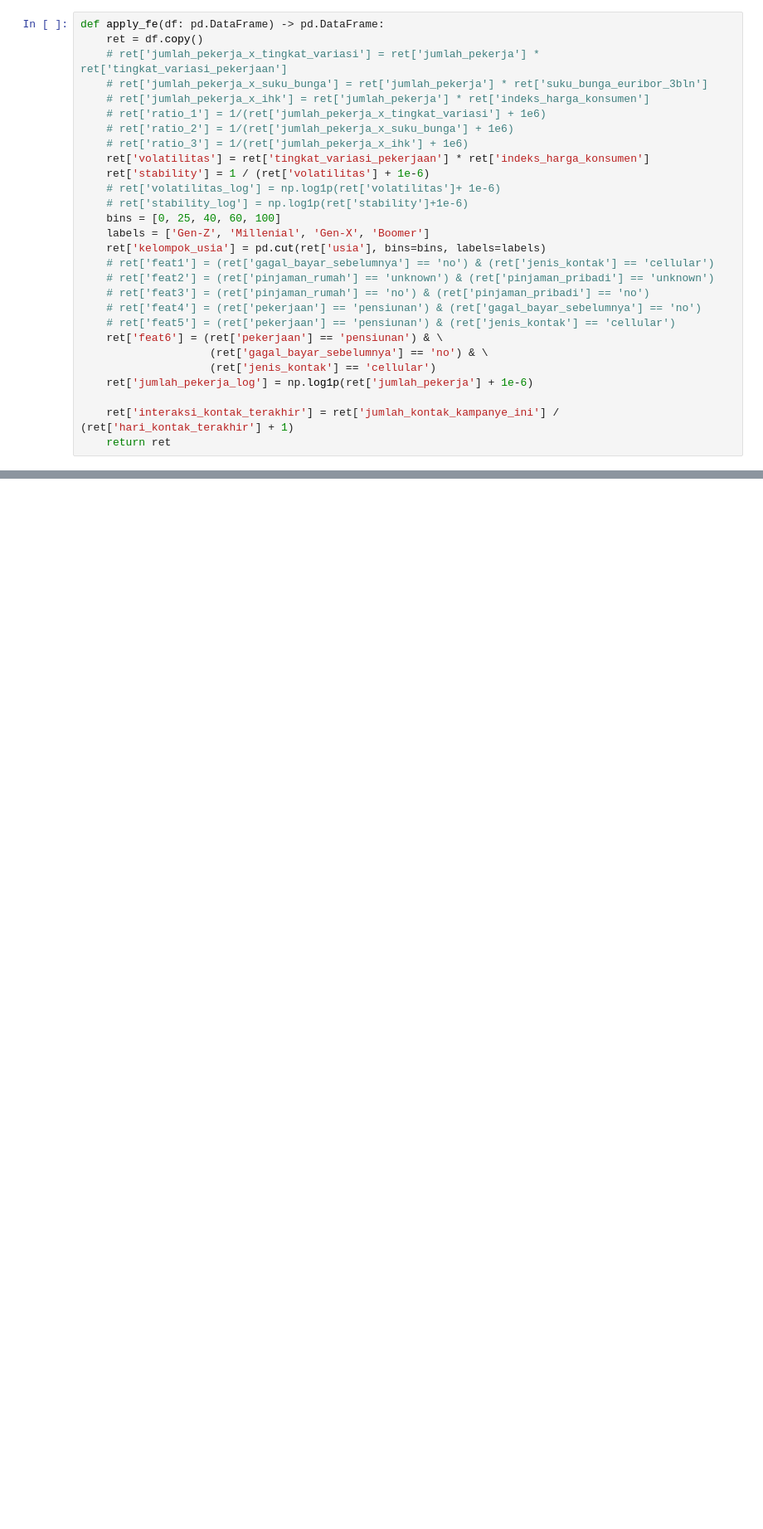
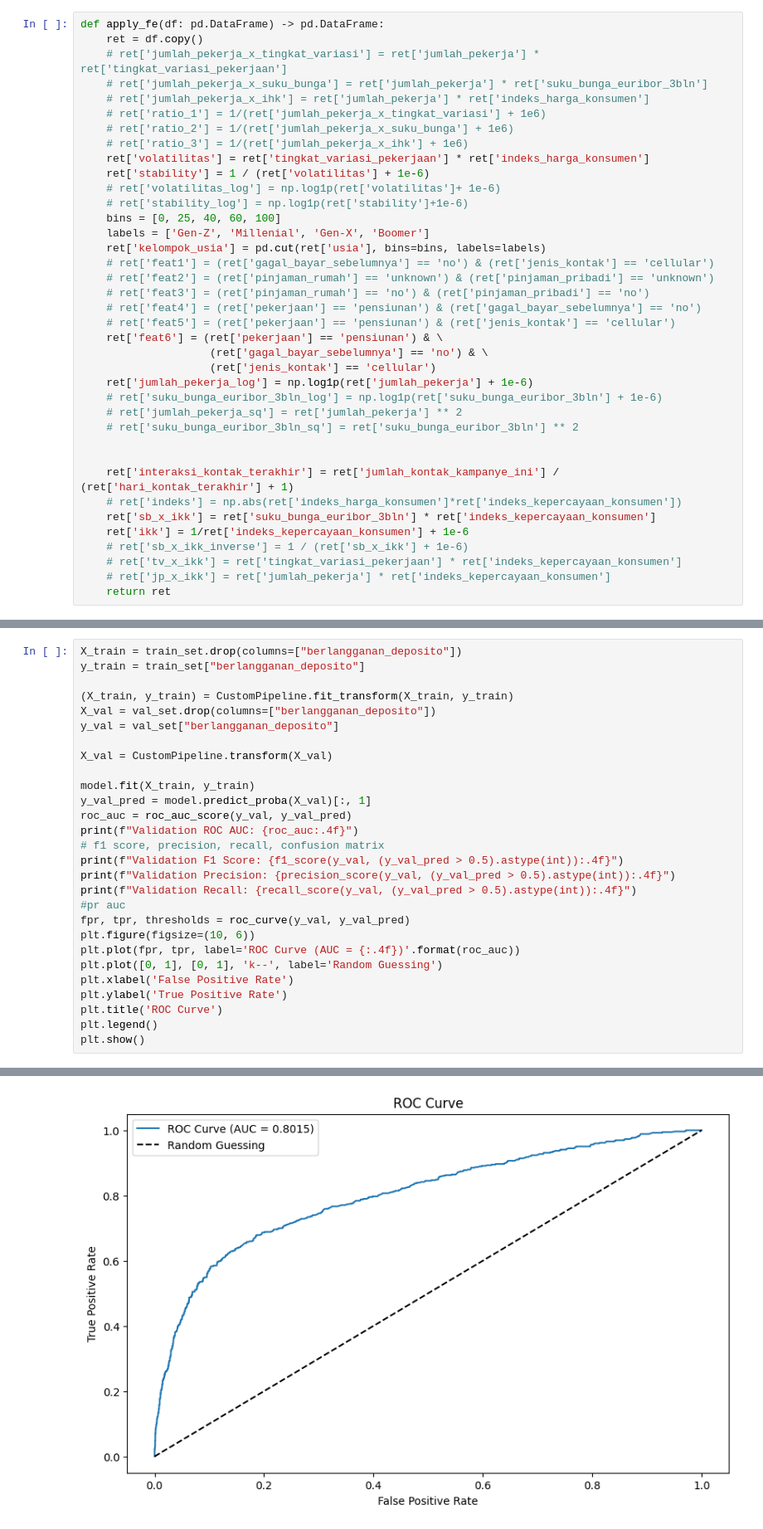
Before and after one commit to farrellja1/DataQuest, a Jupyter notebook: baru.ipynb, the cells around one changed output, grey strips where cells are left out. Shown at 83% size. Cells and saved outputs as stored; diff of their text form; blank space fills up the shorter version.

```diff
--- a/baru.ipynb
+++ b/baru.ipynb
@@ -103,8 +103,18 @@ def apply_fe(df: pd.DataFrame) -> pd.DataFrame:
                     (ret['gagal_bayar_sebelumnya'] == 'no') & \
                     (ret['jenis_kontak'] == 'cellular')
     ret['jumlah_pekerja_log'] = np.log1p(ret['jumlah_pekerja'] + 1e-6)
+    # ret['suku_bunga_euribor_3bln_log'] = np.log1p(ret['suku_bunga_euribor_3bln'] + 1e-6)
+    # ret['jumlah_pekerja_sq'] = ret['jumlah_pekerja'] ** 2
+    # ret['suku_bunga_euribor_3bln_sq'] = ret['suku_bunga_euribor_3bln'] ** 2
+
 
     ret['interaksi_kontak_terakhir'] = ret['jumlah_kontak_kampanye_ini'] / (ret['hari_kontak_terakhir'] + 1)
+    # ret['indeks'] = np.abs(ret['indeks_harga_konsumen']*ret['indeks_kepercayaan_konsumen'])
+    ret['sb_x_ikk'] = ret['suku_bunga_euribor_3bln'] * ret['indeks_kepercayaan_konsumen']
+    ret['ikk'] = 1/ret['indeks_kepercayaan_konsumen'] + 1e-6
+    # ret['sb_x_ikk_inverse'] = 1 / (ret['sb_x_ikk'] + 1e-6)
+    # ret['tv_x_ikk'] = ret['tingkat_variasi_pekerjaan'] * ret['indeks_kepercayaan_konsumen']
+    # ret['jp_x_ikk'] = ret['jumlah_pekerja'] * ret['indeks_kepercayaan_konsumen']
     return ret
 # %%
 encoder4 = TargetEncoder()
@@ -325,0 +336,29 @@ Average ROC AUC: 0.7991 ± 0.0072
+# %%
+X_train = train_set.drop(columns=["berlangganan_deposito"])
+y_train = train_set["berlangganan_deposito"]
+
+(X_train, y_train) = CustomPipeline.fit_transform(X_train, y_train)
+X_val = val_set.drop(columns=["berlangganan_deposito"])
+y_val = val_set["berlangganan_deposito"]
+
+X_val = CustomPipeline.transform(X_val)
+
+model.fit(X_train, y_train)
+y_val_pred = model.predict_proba(X_val)[:, 1]
+roc_auc = roc_auc_score(y_val, y_val_pred)
+print(f"Validation ROC AUC: {roc_auc:.4f}")
+# f1 score, precision, recall, confusion matrix
+print(f"Validation F1 Score: {f1_score(y_val, (y_val_pred > 0.5).astype(int)):.4f}")
+print(f"Validation Precision: {precision_score(y_val, (y_val_pred > 0.5).astype(int)):.4f}")
+print(f"Validation Recall: {recall_score(y_val, (y_val_pred > 0.5).astype(int)):.4f}")
+#pr auc
+fpr, tpr, thresholds = roc_curve(y_val, y_val_pred)
+plt.figure(figsize=(10, 6))
+plt.plot(fpr, tpr, label='ROC Curve (AUC = {:.4f})'.format(roc_auc))
+plt.plot([0, 1], [0, 1], 'k--', label='Random Guessing')
+plt.xlabel('False Positive Rate')
+plt.ylabel('True Positive Rate')
+plt.title('ROC Curve')
+plt.legend()
+plt.show()
+# %% [output]
@@ -325,0 +382 @@ Average ROC AUC: 0.7991 ± 0.0072
+[figure, added]
```
Also changed, not shown: parts of 5 cells of this notebook.
